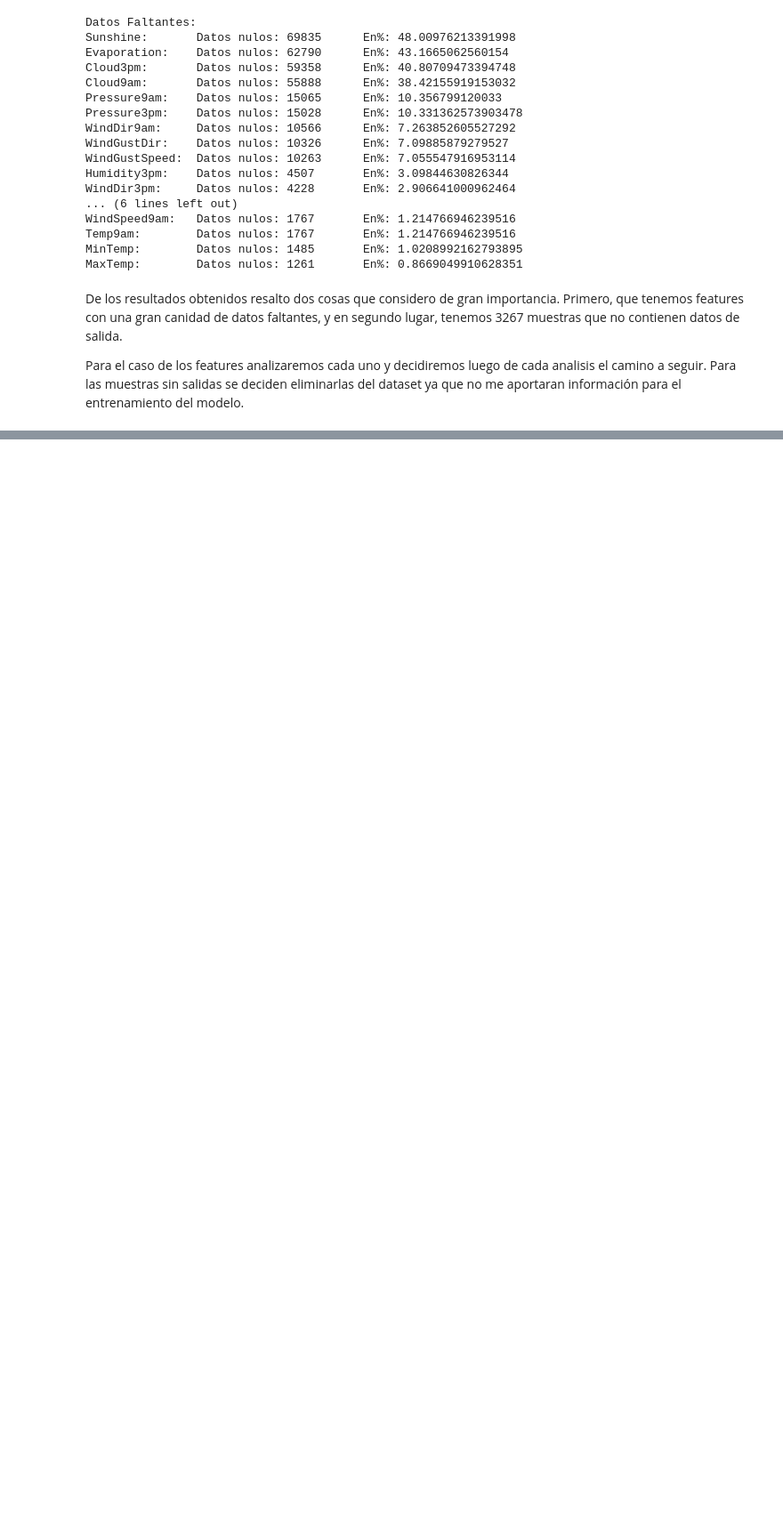
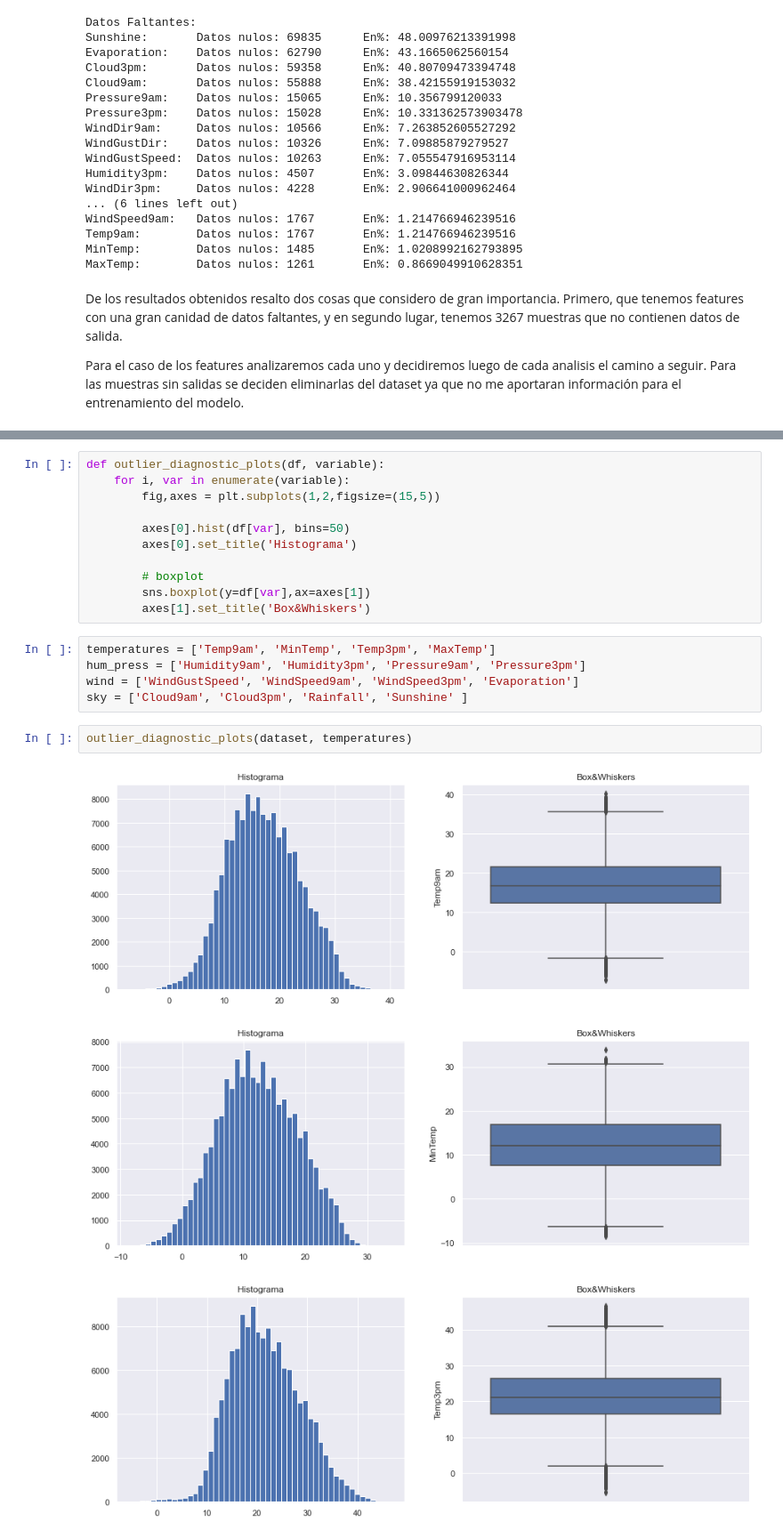
Before and after one commit to AguAcerbo/Carrera-de-Especializacion-en-IA, a Jupyter notebook: B2-Data_Analisis/Trabajo_Final/TP_Integrador_Análisis_de_datos.ipynb, the cells around one changed output, grey strips where cells are left out. Shown at 89% size. Drawn from its saved outputs; the diff is of its cells as text; blank space fills up the shorter version.

```diff
--- a/B2-Data_Analisis/Trabajo_Final/TP_Integrador_Análisis_de_datos.ipynb
+++ b/B2-Data_Analisis/Trabajo_Final/TP_Integrador_Análisis_de_datos.ipynb
@@ -266,0 +229,22 @@ display_dataset_distributions(dataset)
+# %%
+def outlier_diagnostic_plots(df, variable):
+    for i, var in enumerate(variable):
+        fig,axes = plt.subplots(1,2,figsize=(15,5))
+
+        axes[0].hist(df[var], bins=50)
+        axes[0].set_title('Histograma')
+
+        # boxplot
+        sns.boxplot(y=df[var],ax=axes[1])
+        axes[1].set_title('Box&Whiskers')
+# %%
+temperatures = ['Temp9am', 'MinTemp', 'Temp3pm', 'MaxTemp']
+hum_press = ['Humidity9am', 'Humidity3pm', 'Pressure9am', 'Pressure3pm']
+wind = ['WindGustSpeed', 'WindSpeed9am', 'WindSpeed3pm', 'Evaporation']
+sky = ['Cloud9am', 'Cloud3pm', 'Rainfall', 'Sunshine' ]
+# %%
+outlier_diagnostic_plots(dataset, temperatures)
+# %% [output]
+[figure, added]
+[figure, added]
+[figure, added]
```
Also changed, not shown: parts of 8 cells of this notebook, 1 other file.
